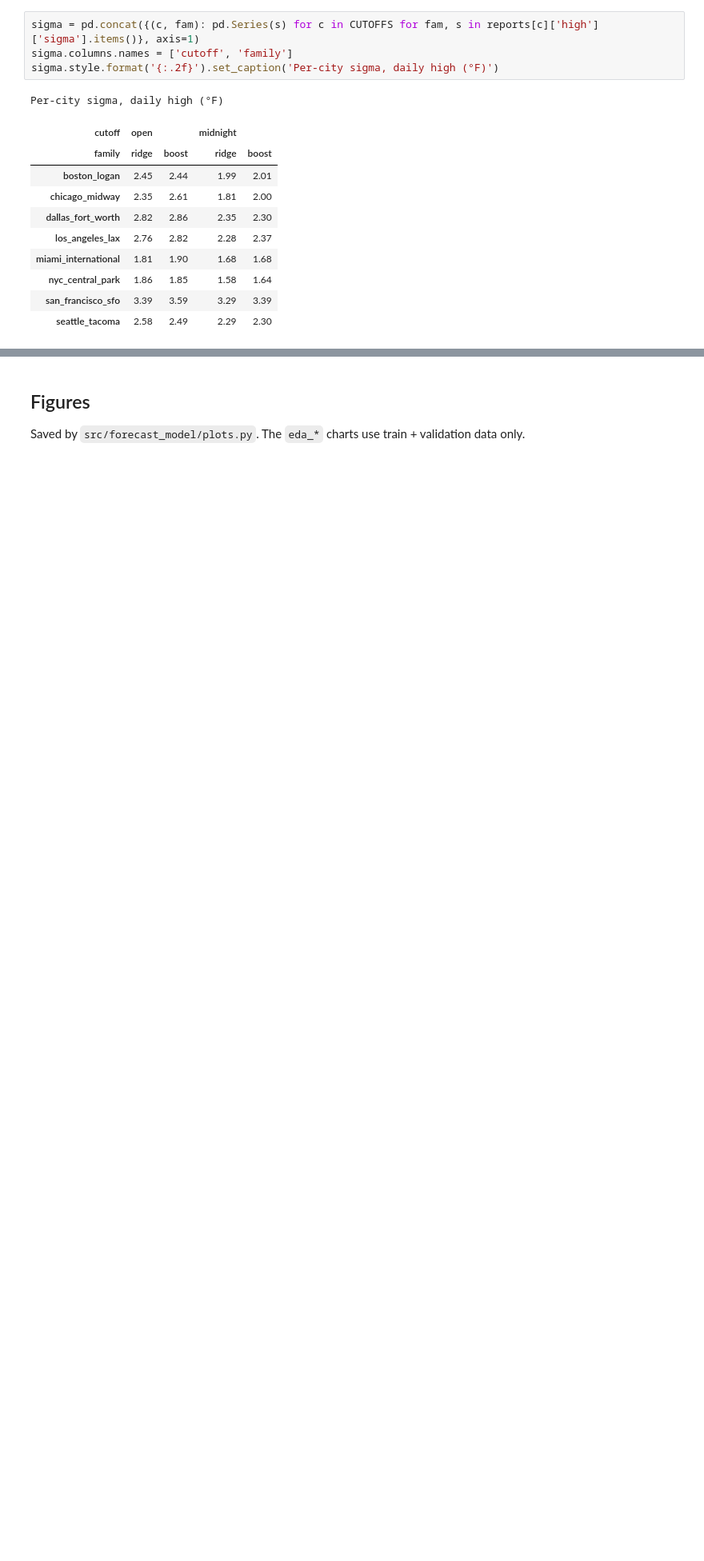
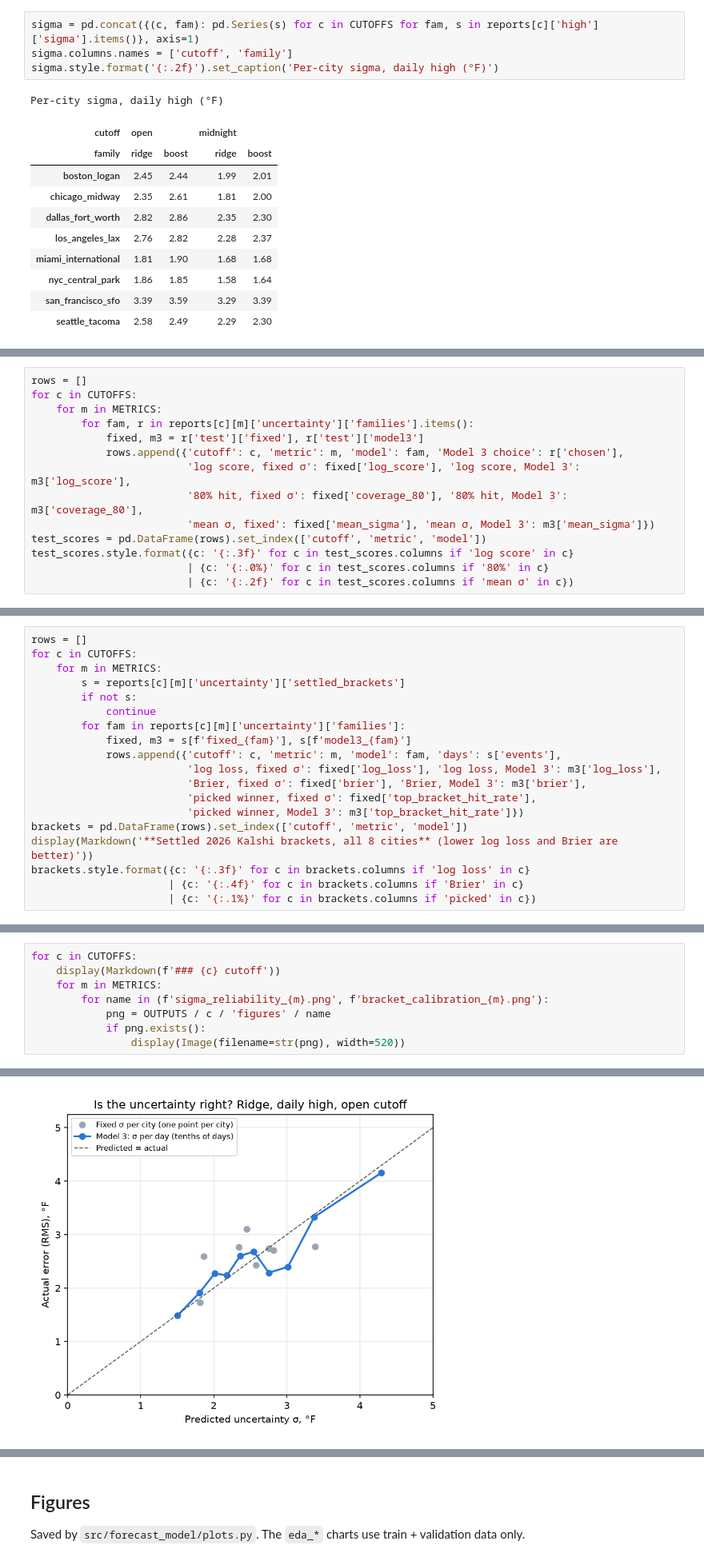
Before and after one commit to ZerroCode/Forecast-Accuracy-Dashboard, a Jupyter notebook: notebooks/model_results.ipynb, the cells around one changed output, grey strips where cells are left out. Shown at 80% size. Cells and saved outputs as stored; diff of their text form; blank space fills up the shorter version.

Commit message:
data vis notebook

```diff
--- a/notebooks/model_results.ipynb
+++ b/notebooks/model_results.ipynb
@@ -266,0 +275,14 @@ Per-city sigma, daily high (°F)
+# %%
+rows = []
+for c in CUTOFFS:
+    for m in METRICS:
+        for fam, r in reports[c][m]['uncertainty']['families'].items():
+            fixed, m3 = r['test']['fixed'], r['test']['model3']
+            rows.append({'cutoff': c, 'metric': m, 'model': fam, 'Model 3 choice': r['chosen'],
+                         'log score, fixed σ': fixed['log_score'], 'log score, Model 3': m3['log_score'],
+                         '80% hit, fixed σ': fixed['coverage_80'], '80% hit, Model 3': m3['coverage_80'],
+                         'mean σ, fixed': fixed['mean_sigma'], 'mean σ, Model 3': m3['mean_sigma']})
+test_scores = pd.DataFrame(rows).set_index(['cutoff', 'metric', 'model'])
+test_scores.style.format({c: '{:.3f}' for c in test_scores.columns if 'log score' in c}
+                         | {c: '{:.0%}' for c in test_scores.columns if '80%' in c}
+                         | {c: '{:.2f}' for c in test_scores.columns if 'mean σ' in c})
@@ -266,0 +300,19 @@ Per-city sigma, daily high (°F)
+# %%
+rows = []
+for c in CUTOFFS:
+    for m in METRICS:
+        s = reports[c][m]['uncertainty']['settled_brackets']
+        if not s:
+            continue
+        for fam in reports[c][m]['uncertainty']['families']:
+            fixed, m3 = s[f'fixed_{fam}'], s[f'model3_{fam}']
+            rows.append({'cutoff': c, 'metric': m, 'model': fam, 'days': s['events'],
+                         'log loss, fixed σ': fixed['log_loss'], 'log loss, Model 3': m3['log_loss'],
+                         'Brier, fixed σ': fixed['brier'], 'Brier, Model 3': m3['brier'],
+                         'picked winner, fixed σ': fixed['top_bracket_hit_rate'],
+                         'picked winner, Model 3': m3['top_bracket_hit_rate']})
+brackets = pd.DataFrame(rows).set_index(['cutoff', 'metric', 'model'])
+display(Markdown('**Settled 2026 Kalshi brackets, all 8 cities** (lower log loss and Brier are better)'))
+brackets.style.format({c: '{:.3f}' for c in brackets.columns if 'log loss' in c}
+                      | {c: '{:.4f}' for c in brackets.columns if 'Brier' in c}
+                      | {c: '{:.1%}' for c in brackets.columns if 'picked' in c})
@@ -266,0 +331,9 @@ Per-city sigma, daily high (°F)
+# %%
+for c in CUTOFFS:
+    display(Markdown(f'### {c} cutoff'))
+    for m in METRICS:
+        for name in (f'sigma_reliability_{m}.png', f'bracket_calibration_{m}.png'):
+            png = OUTPUTS / c / 'figures' / name
+            if png.exists():
+                display(Image(filename=str(png), width=520))
+# %% [output]
@@ -266,0 +341 @@ Per-city sigma, daily high (°F)
+[figure, added]
```
Also changed, not shown: parts of 8 cells of this notebook.
